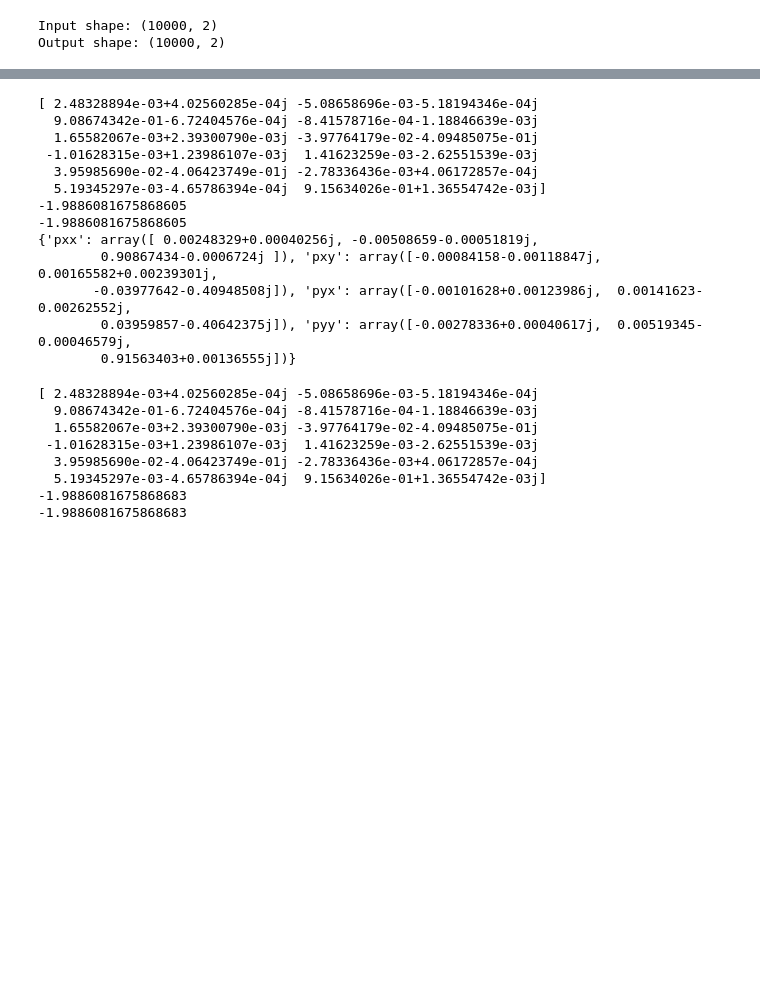
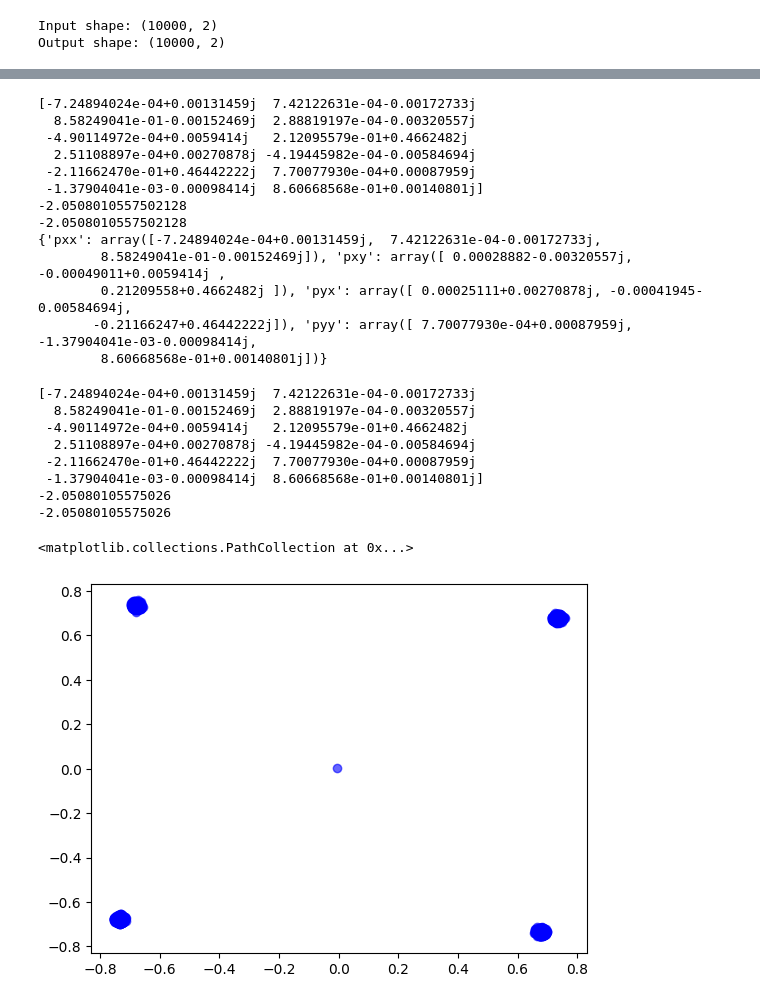
Before and after one commit to Denviser/RL-Project, a Jupyter notebook: cma_ucb.ipynb, the cells around one changed output, grey strips where cells are left out. Cells and saved outputs as stored; diff of their text form; code cells hidden in the pictures; blank space fills up the shorter version.

```diff
--- a/cma_ucb.ipynb
+++ b/cma_ucb.ipynb
@@ -256,8 +256,8 @@ class UCB:
     pyx=arm[6:9]
     pyy=arm[9:12]
 
-    predicted_symbol_x=np.convolve(self.input_symbols_x_pol[:100], pxx, mode='same') + np.convolve(self.input_symbols_y_pol[:100], pxy, mode='same')
-    predicted_symbol_y= np.convolve(self.input_symbols_x_pol[:100], pyx, mode='same') + np.convolve(self.input_symbols_y_pol[:100], pyy, mode='same')
+    predicted_symbol_x=np.convolve(self.input_symbols_x_pol[:1000], pxx, mode='same') + np.convolve(self.input_symbols_y_pol[:1000], pxy, mode='same')
+    predicted_symbol_y= np.convolve(self.input_symbols_x_pol[:1000], pyx, mode='same') + np.convolve(self.input_symbols_y_pol[:1000], pyy, mode='same')
 
     return -(np.sum((self.radius-abs(predicted_symbol_x))**2)+np.sum((self.radius-abs(predicted_symbol_y))**2))
 
@@ -298,30 +298,39 @@ print(obj.arm_avg[0])
 print(obj.arm_avg[obj.best_arm()])
 print(taps)
 # %% [output]
-[ 2.48328894e-03+4.02560285e-04j -5.08658696e-03-5.18194346e-04j
-  9.08674342e-01-6.72404576e-04j -8.41578716e-04-1.18846639e-03j
-  1.65582067e-03+2.39300790e-03j -3.97764179e-02-4.09485075e-01j
- -1.01628315e-03+1.23986107e-03j  1.41623259e-03-2.62551539e-03j
-  3.95985690e-02-4.06423749e-01j -2.78336436e-03+4.06172857e-04j
-  5.19345297e-03-4.65786394e-04j  9.15634026e-01+1.36554742e-03j]
--1.9886081675868605
--1.9886081675868605
-{'pxx': array([ 0.00248329+0.00040256j, -0.00508659-0.00051819j,
-        0.90867434-0.0006724j ]), 'pxy': array([-0.00084158-0.00118847j,  0.00165582+0.00239301j,
-       -0.03977642-0.40948508j]), 'pyx': array([-0.00101628+0.00123986j,  0.00141623-0.00262552j,
-        0.03959857-0.40642375j]), 'pyy': array([-0.00278336+0.00040617j,  0.00519345-0.00046579j,
-        0.91563403+0.00136555j])}
+[-7.24894024e-04+0.00131459j  7.42122631e-04-0.00172733j
+  8.58249041e-01-0.00152469j  2.88819197e-04-0.00320557j
+ -4.90114972e-04+0.0059414j   2.12095579e-01+0.4662482j
+  2.51108897e-04+0.00270878j -4.19445982e-04-0.00584694j
+ -2.11662470e-01+0.46442222j  7.70077930e-04+0.00087959j
+ -1.37904041e-03-0.00098414j  8.60668568e-01+0.00140801j]
+-2.0508010557502128
+-2.0508010557502128
+{'pxx': array([-7.24894024e-04+0.00131459j,  7.42122631e-04-0.00172733j,
+        8.58249041e-01-0.00152469j]), 'pxy': array([ 0.00028882-0.00320557j, -0.00049011+0.0059414j ,
+        0.21209558+0.4662482j ]), 'pyx': array([ 0.00025111+0.00270878j, -0.00041945-0.00584694j,
+       -0.21166247+0.46442222j]), 'pyy': array([ 7.70077930e-04+0.00087959j, -1.37904041e-03-0.00098414j,
+        8.60668568e-01+0.00140801j])}
 # %%
 ideal_best_arm=np.concatenate((taps['pxx'],taps['pxy'],taps['pyx'],taps['pyy']))
 print(ideal_best_arm)
 print(obj.reward_func(ideal_best_arm,1))
 print(obj.reward_func(obj.arms[obj.best_arm()],1))
 # %% [output]
-[ 2.48328894e-03+4.02560285e-04j -5.08658696e-03-5.18194346e-04j
-  9.08674342e-01-6.72404576e-04j -8.41578716e-04-1.18846639e-03j
-  1.65582067e-03+2.39300790e-03j -3.97764179e-02-4.09485075e-01j
- -1.01628315e-03+1.23986107e-03j  1.41623259e-03-2.62551539e-03j
-  3.95985690e-02-4.06423749e-01j -2.78336436e-03+4.06172857e-04j
-  5.19345297e-03-4.65786394e-04j  9.15634026e-01+1.36554742e-03j]
--1.9886081675868683
--1.9886081675868683
+[-7.24894024e-04+0.00131459j  7.42122631e-04-0.00172733j
+  8.58249041e-01-0.00152469j  2.88819197e-04-0.00320557j
+ -4.90114972e-04+0.0059414j   2.12095579e-01+0.4662482j
+  2.51108897e-04+0.00270878j -4.19445982e-04-0.00584694j
+ -2.11662470e-01+0.46442222j  7.70077930e-04+0.00087959j
+ -1.37904041e-03-0.00098414j  8.60668568e-01+0.00140801j]
+-2.05080105575026
+-2.05080105575026
+# %%
+best_arm_found=obj.arms[obj.best_arm()]
+x_out = np.convolve(E_out[:,0], best_arm_found[:3], mode='same') + np.convolve(E_out[:,1], best_arm_found[3:6], mode='same')
+y_out = np.convolve(E_out[:,0], best_arm_found[6:9], mode='same') + np.convolve(E_out[:,1], best_arm_found[9:12], mode='same')
+
+plt.scatter(x_out.real, x_out.imag, color='blue', label='After PMD X-pol', alpha=0.6)
+# %% [output]
+<matplotlib.collections.PathCollection at 0x...>
+[figure, added]
```
Also changed, not shown: parts of 2 cells of this notebook.
